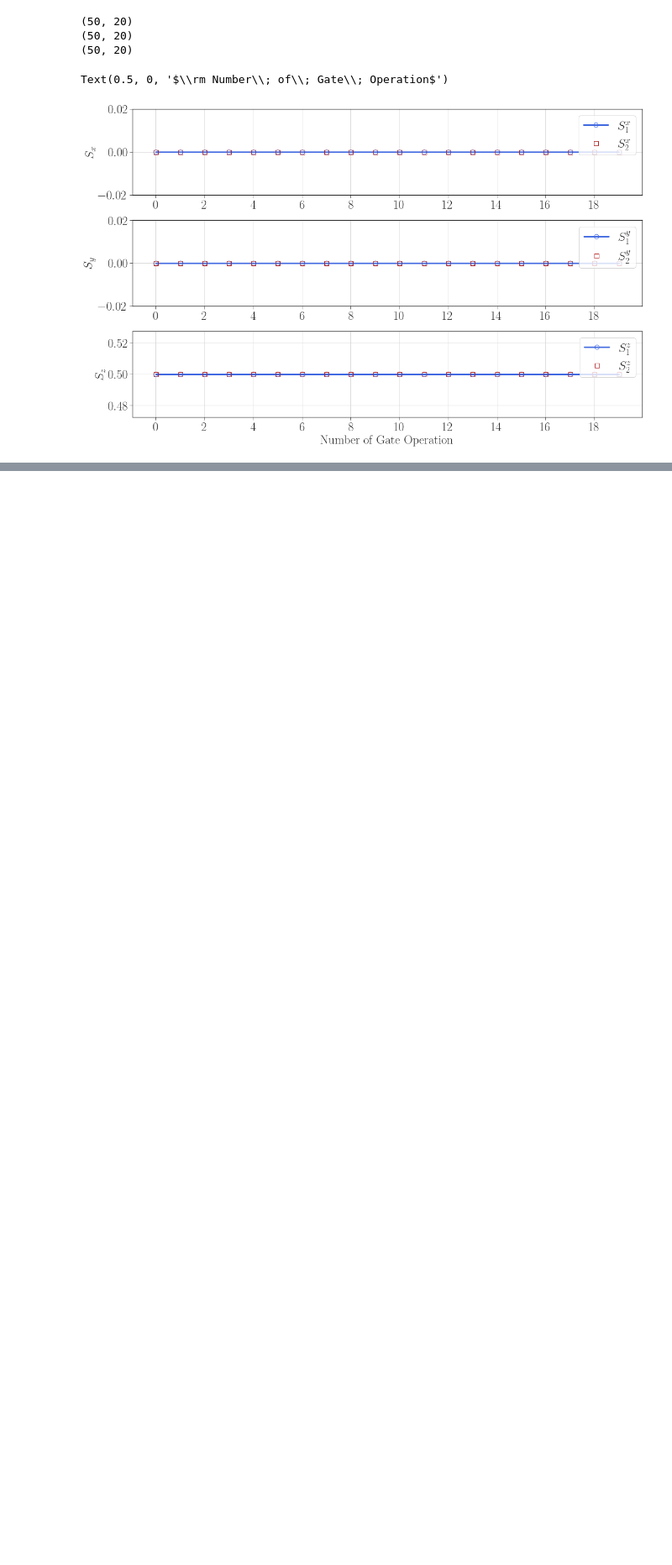
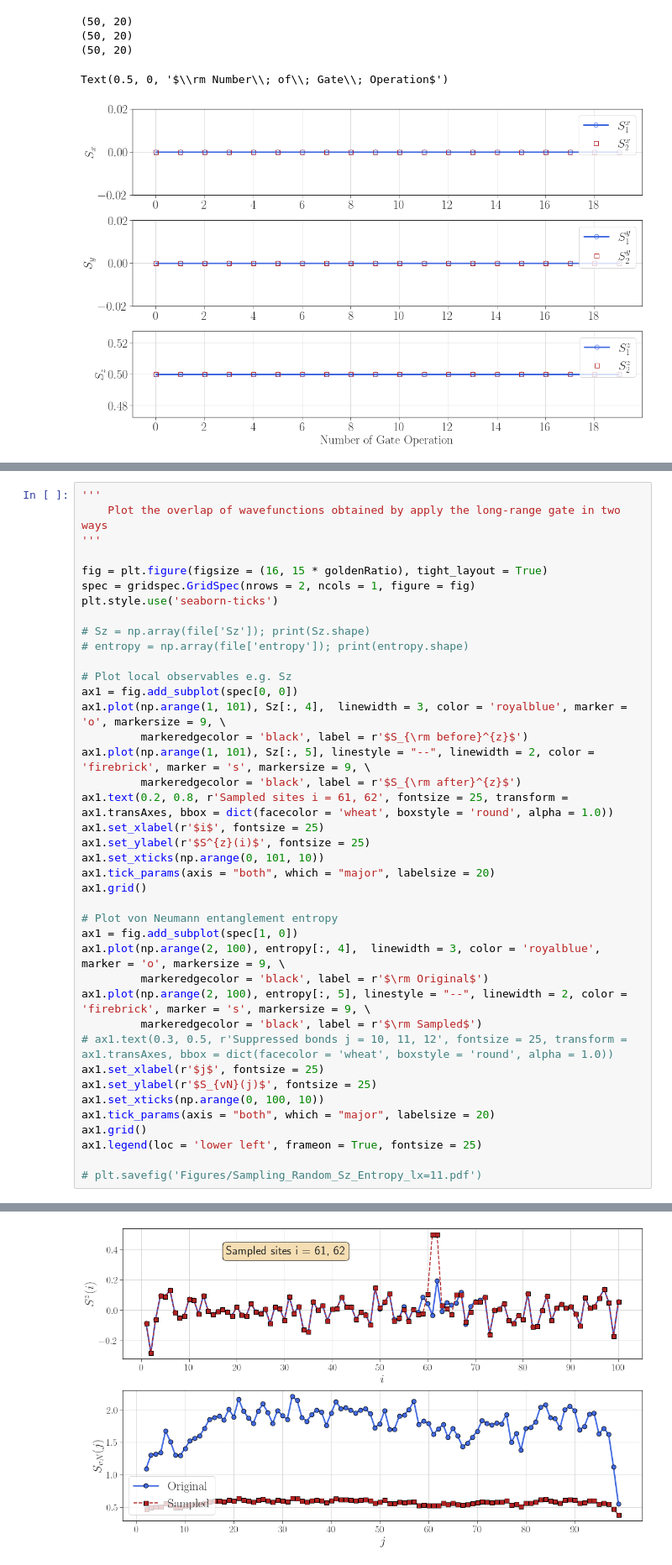
Before and after one commit to xiaobo-23/EntangledLightConeSampling, a Jupyter notebook: HQA_Data_Analysis.ipynb, the cells around one changed output, grey strips where cells are left out. Shown at 84% size. Cells and saved outputs as stored; diff of their text form; blank space fills up the shorter version.

```diff
--- a/HQA_Data_Analysis.ipynb
+++ b/HQA_Data_Analysis.ipynb
@@ -203,0 +257,41 @@ plt.savefig('Figures/Sampling_Sz_Random.pdf')
+# %%
+'''
+    Plot the overlap of wavefunctions obtained by apply the long-range gate in two ways
+'''
+
+fig = plt.figure(figsize = (16, 15 * goldenRatio), tight_layout = True)
+spec = gridspec.GridSpec(nrows = 2, ncols = 1, figure = fig)
+plt.style.use('seaborn-ticks')
+
+# Sz = np.array(file['Sz']); print(Sz.shape)
+# entropy = np.array(file['entropy']); print(entropy.shape)
+
+# Plot local observables e.g. Sz
+ax1 = fig.add_subplot(spec[0, 0])
+ax1.plot(np.arange(1, 101), Sz[:, 4],  linewidth = 3, color = 'royalblue', marker = 'o', markersize = 9, \
+         markeredgecolor = 'black', label = r'$S_{\rm before}^{z}$')
+ax1.plot(np.arange(1, 101), Sz[:, 5], linestyle = "--", linewidth = 2, color = 'firebrick', marker = 's', markersize = 9, \
+         markeredgecolor = 'black', label = r'$S_{\rm after}^{z}$')
+ax1.text(0.2, 0.8, r'Sampled sites i = 61, 62', fontsize = 25, transform = ax1.transAxes, bbox = dict(facecolor = 'wheat', boxstyle = 'round', alpha = 1.0))
+ax1.set_xlabel(r'$i$', fontsize = 25)
+ax1.set_ylabel(r'$S^{z}(i)$', fontsize = 25)
+ax1.set_xticks(np.arange(0, 101, 10))
+ax1.tick_params(axis = "both", which = "major", labelsize = 20)
+ax1.grid()
+
+# Plot von Neumann entanglement entropy
+ax1 = fig.add_subplot(spec[1, 0])
+ax1.plot(np.arange(2, 100), entropy[:, 4],  linewidth = 3, color = 'royalblue', marker = 'o', markersize = 9, \
+         markeredgecolor = 'black', label = r'$\rm Original$')
+ax1.plot(np.arange(2, 100), entropy[:, 5], linestyle = "--", linewidth = 2, color = 'firebrick', marker = 's', markersize = 9, \
+         markeredgecolor = 'black', label = r'$\rm Sampled$')
+# ax1.text(0.3, 0.5, r'Suppressed bonds j = 10, 11, 12', fontsize = 25, transform = ax1.transAxes, bbox = dict(facecolor = 'wheat', boxstyle = 'round', alpha = 1.0))
+ax1.set_xlabel(r'$j$', fontsize = 25)
+ax1.set_ylabel(r'$S_{vN}(j)$', fontsize = 25)
+ax1.set_xticks(np.arange(0, 100, 10))
+ax1.tick_params(axis = "both", which = "major", labelsize = 20)
+ax1.grid()
+ax1.legend(loc = 'lower left', frameon = True, fontsize = 25)
+
+# plt.savefig('Figures/Sampling_Random_Sz_Entropy_lx=11.pdf')
+# %% [output]
@@ -203,0 +299 @@ plt.savefig('Figures/Sampling_Sz_Random.pdf')
+[figure, added]
```
Also changed, not shown: parts of 8 cells of this notebook, 1 other file.
